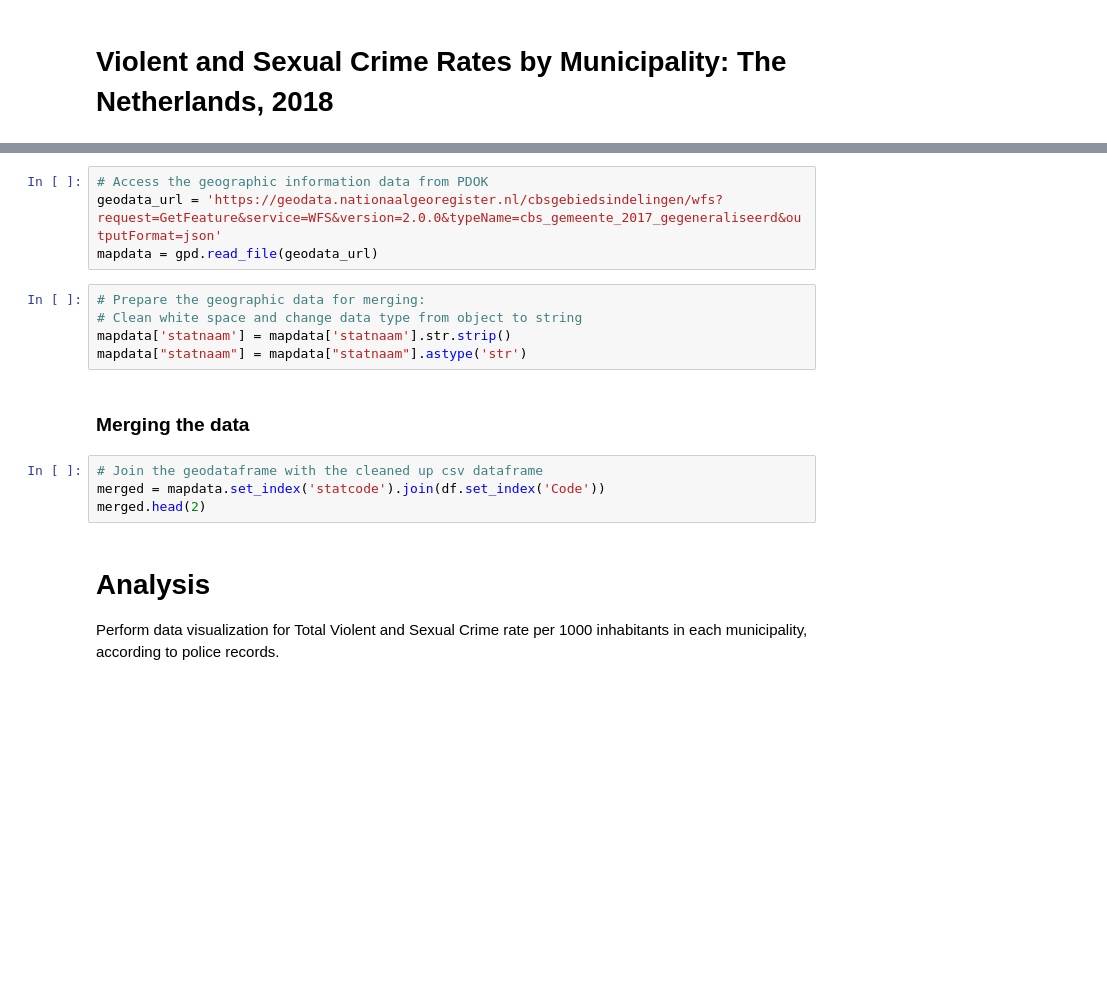
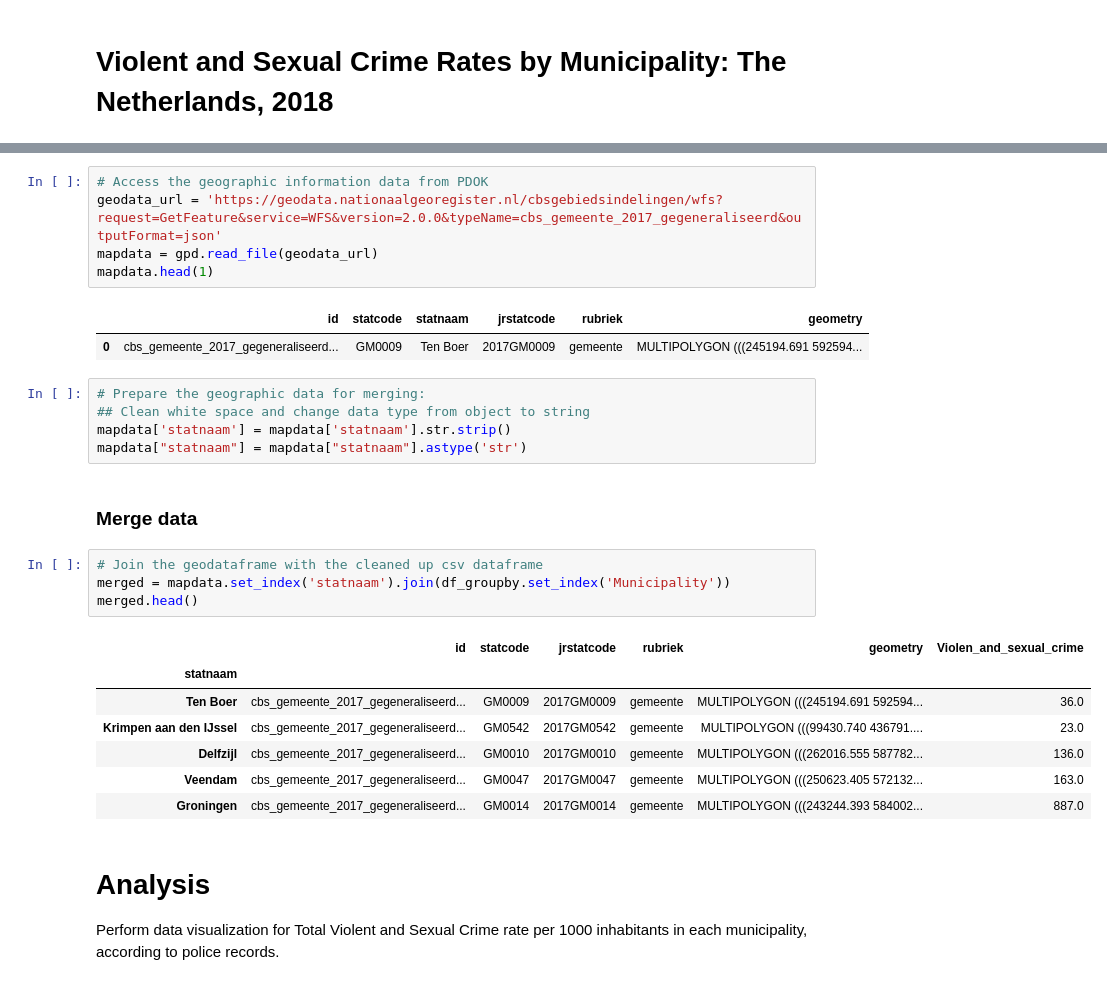
Before and after one commit to muratko357/Netherlands-Crime-Analysis, a Jupyter notebook: NL_Crime_rates_by_municipality.ipynb, the cells around one changed output, grey strips where cells are left out. Drawn from its saved outputs; the diff is of its cells as text; blank space fills up the shorter version.

```diff
--- a/NL_Crime_rates_by_municipality.ipynb
+++ b/NL_Crime_rates_by_municipality.ipynb
@@ -34,17 +61,29 @@ df.rename(columns = {'Gemeentenaam_1':'Municipality',
 # Access the geographic information data from PDOK
 geodata_url = 'https://geodata.nationaalgeoregister.nl/cbsgebiedsindelingen/wfs?request=GetFeature&service=WFS&version=2.0.0&typeName=cbs_gemeente_2017_gegeneraliseerd&outputFormat=json'
 mapdata = gpd.read_file(geodata_url)
+mapdata.head(1)
+# %% [output]
+|  | id | statcode | statnaam | jrstatcode | rubriek | geometry |
+| 0 | cbs_gemeente_2017_gegeneraliseerd... | GM0009 | Ten Boer | 2017GM0009 | gemeente | MULTIPOLYGON (((245194.691 592594... |
 # %%
 # Prepare the geographic data for merging:
-# Clean white space and change data type from object to string
+## Clean white space and change data type from object to string
 mapdata['statnaam'] = mapdata['statnaam'].str.strip()
 mapdata["statnaam"] = mapdata["statnaam"].astype('str')
 # %% [markdown]
-### Merging the data
+### Merge data
 # %%
 # Join the geodataframe with the cleaned up csv dataframe
-merged = mapdata.set_index('statcode').join(df.set_index('Code'))
-merged.head(2)
+merged = mapdata.set_index('statnaam').join(df_groupby.set_index('Municipality'))
+merged.head()
+# %% [output]
+|  | id | statcode | jrstatcode | rubriek | geometry | Violen_and_sexual_crime |
+| statnaam |  |  |  |  |  |  |
+| Ten Boer | cbs_gemeente_2017_gegeneraliseerd... | GM0009 | 2017GM0009 | gemeente | MULTIPOLYGON (((245194.691 592594... | 36.0 |
+| Krimpen aan den IJssel | cbs_gemeente_2017_gegeneraliseerd... | GM0542 | 2017GM0542 | gemeente | MULTIPOLYGON (((99430.740 436791.... | 23.0 |
+| Delfzijl | cbs_gemeente_2017_gegeneraliseerd... | GM0010 | 2017GM0010 | gemeente | MULTIPOLYGON (((262016.555 587782... | 136.0 |
+| Veendam | cbs_gemeente_2017_gegeneraliseerd... | GM0047 | 2017GM0047 | gemeente | MULTIPOLYGON (((250623.405 572132... | 163.0 |
+| Groningen | cbs_gemeente_2017_gegeneraliseerd... | GM0014 | 2017GM0014 | gemeente | MULTIPOLYGON (((243244.393 584002... | 887.0 |
 # %% [markdown]
 # Analysis
 
```
Also changed, not shown: parts of 5 cells of this notebook.
